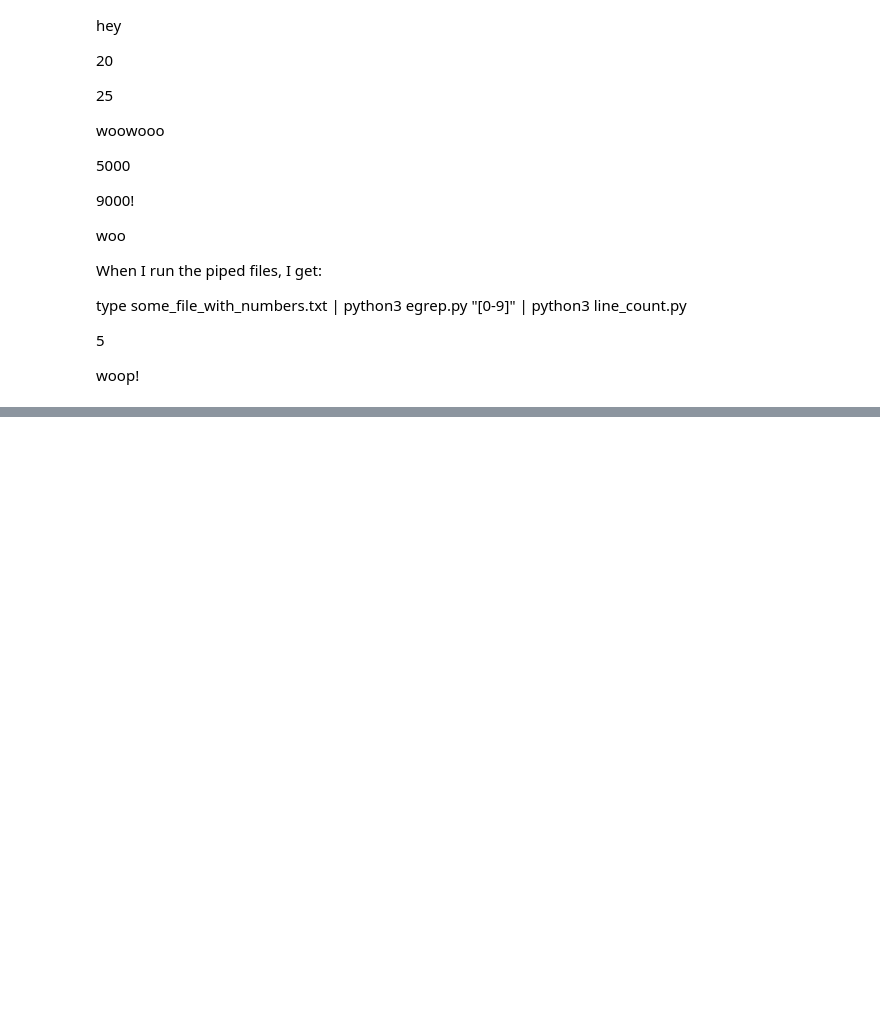
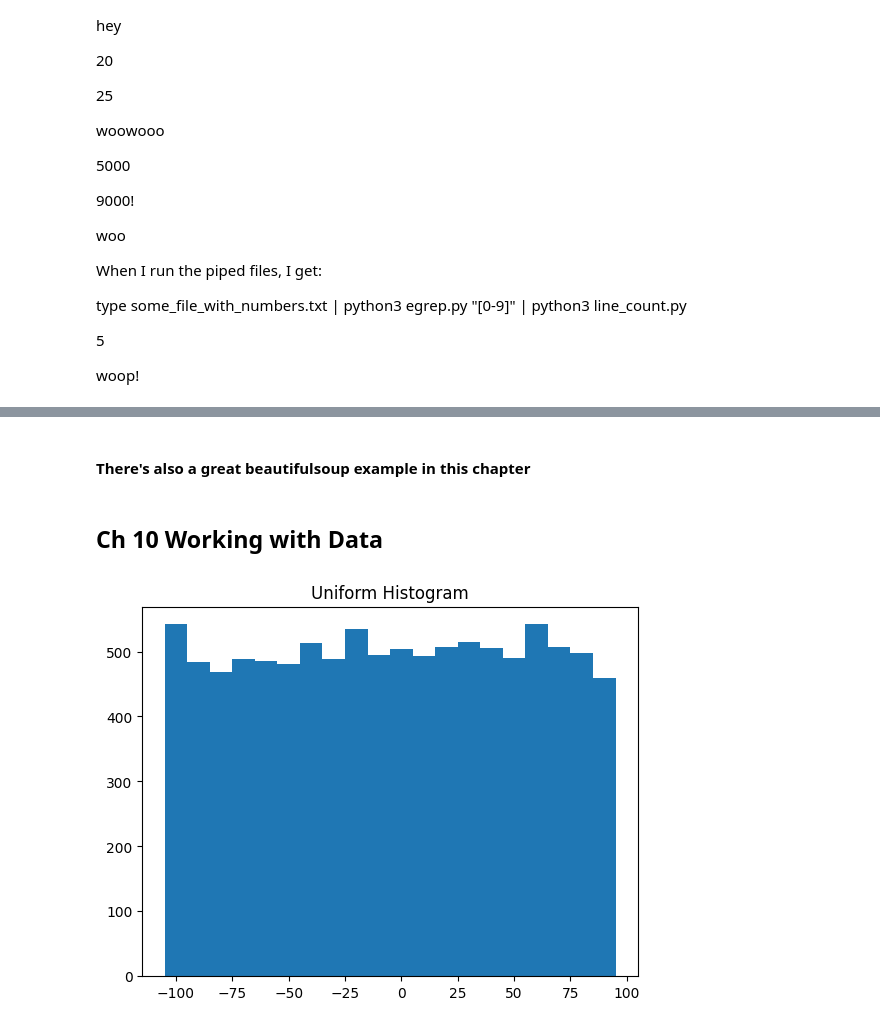
Before and after one commit to jeremyabeard5/DS-sandbox, a Jupyter notebook: DS-scratch-01.ipynb, the cells around one changed output, grey strips where cells are left out. Cells and saved outputs as stored; diff of their text form; code cells hidden in the pictures; blank space fills up the shorter version.

Commit message:
finished ch 10 working with data

```diff
--- a/DS-scratch-01.ipynb
+++ b/DS-scratch-01.ipynb
@@ -1165,0 +1178,41 @@ type do_not_go_gentle.txt | python3 most_common_words.py 10
+# %% [markdown]
+#### There's also a great beautifulsoup example in this chapter
+# %% [markdown]
+## Ch 10 Working with Data
+# %%
+# let's create our own bucketing mechanism for histograms
+
+from typing import List, Dict
+from collections import Counter
+import math
+
+import matplotlib.pyplot as plt
+
+def bucketize(point: float, bucket_size: float) -> float:
+    """Floor the point to the next lower multiple of bucket_size"""
+    return bucket_size * math.floor(point / bucket_size)
+
+def make_histogram(points: List[float], bucket_size: float) -> Dict[float, int]:
+    """Buckets the points and counts how many in each bucket"""
+    return Counter(bucketize(point, bucket_size) for point in points)
+
+def plot_histogram(points: List[float], bucket_size: float, title: str = ""):
+    histogram = make_histogram(points, bucket_size)
+    plt.bar(histogram.keys(), histogram.values(), width=bucket_size)
+    plt.title(title)
+# %%
+import random
+from scratch.probability import inverse_normal_cdf
+
+random.seed(0)
+
+# uniform between -100, 100
+uniform = [200 * random.random() - 100 for _ in range(10000)]
+
+# normal distribution with mean 0, standard deviation 57
+normal = [57 * inverse_normal_cdf(random.random())
+         for _ in range(10000)]
+# %%
+plot_histogram(uniform, 10, "Uniform Histogram")
+# %% [output]
+[figure, added]
```
Also changed, not shown: parts of 26 cells of this notebook.
